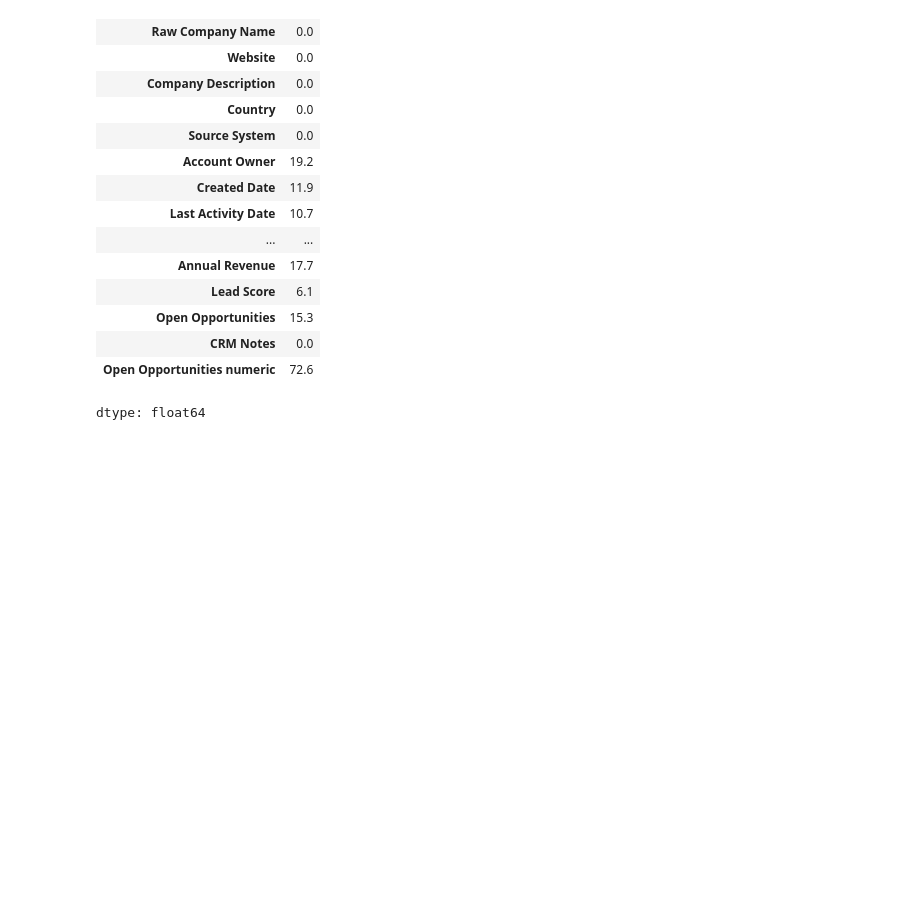
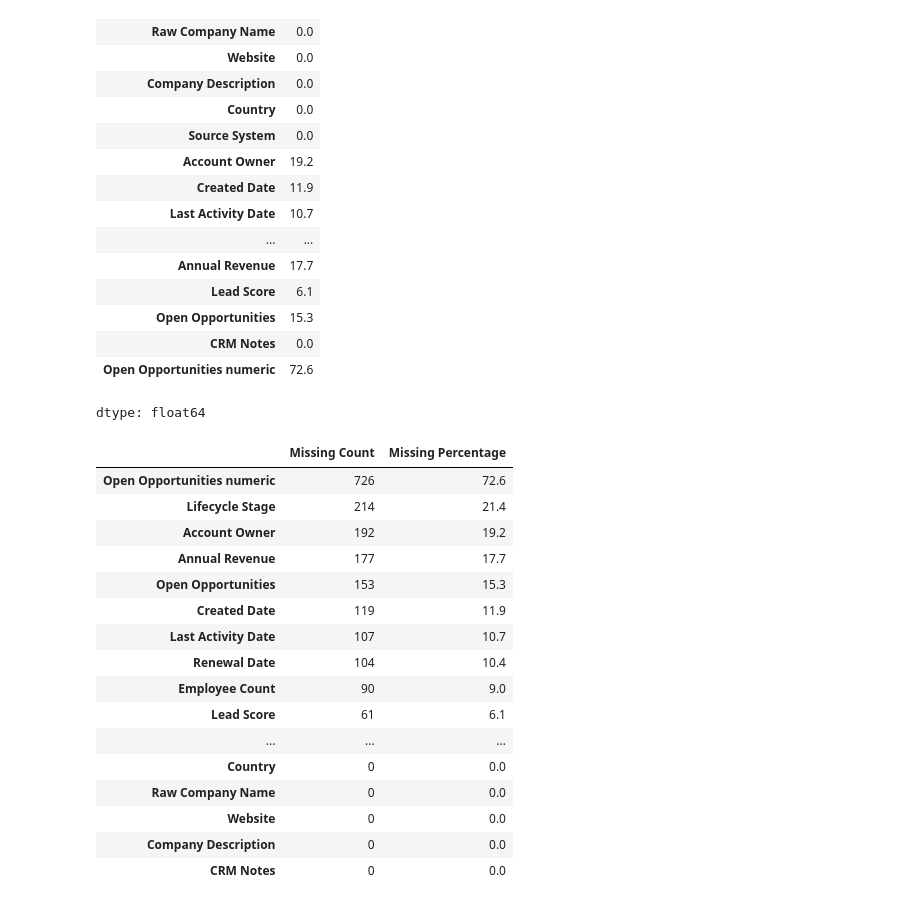
Before and after one commit to Vikram957/Pandas, a Jupyter notebook: pandas_project.ipynb, the cells around one changed output. Saved outputs shown, nothing was run; the diff lists cells and outputs as text; code cells hidden in the pictures; blank space fills up the shorter version.

```diff
--- a/pandas_project.ipynb
+++ b/pandas_project.ipynb
@@ -498,3 +498,28 @@ Calculate the percentage of missing values in each column.
 | CRM Notes | 0.0 |
 | Open Opportunities numeric | 72.6 |
 dtype: float64
+# %%
+missing_summary = pd.DataFrame({
+    'Missing Count': df.isna().sum(),
+    'Missing Percentage': (df.isna().sum() / len(df)) * 100
+})
+
+missing_summary.sort_values(by='Missing Percentage',ascending=False)
+# %% [output]
+|  | Missing Count | Missing Percentage |
+| Open Opportunities numeric | 726 | 72.6 |
+| Lifecycle Stage | 214 | 21.4 |
+| Account Owner | 192 | 19.2 |
+| Annual Revenue | 177 | 17.7 |
+| Open Opportunities | 153 | 15.3 |
+| Created Date | 119 | 11.9 |
+| Last Activity Date | 107 | 10.7 |
+| Renewal Date | 104 | 10.4 |
+| Employee Count | 90 | 9.0 |
+| Lead Score | 61 | 6.1 |
+| ... | ... | ... |
+| Country | 0 | 0.0 |
+| Raw Company Name | 0 | 0.0 |
+| Website | 0 | 0.0 |
+| Company Description | 0 | 0.0 |
+| CRM Notes | 0 | 0.0 |
```
Also changed, not shown: parts of 1 cell of this notebook.
